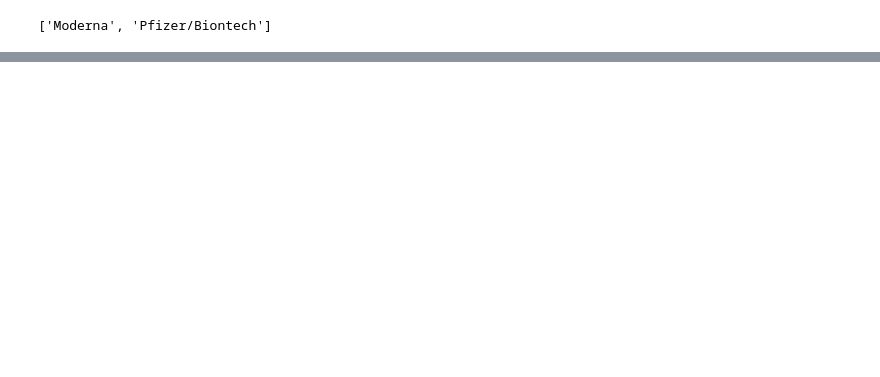
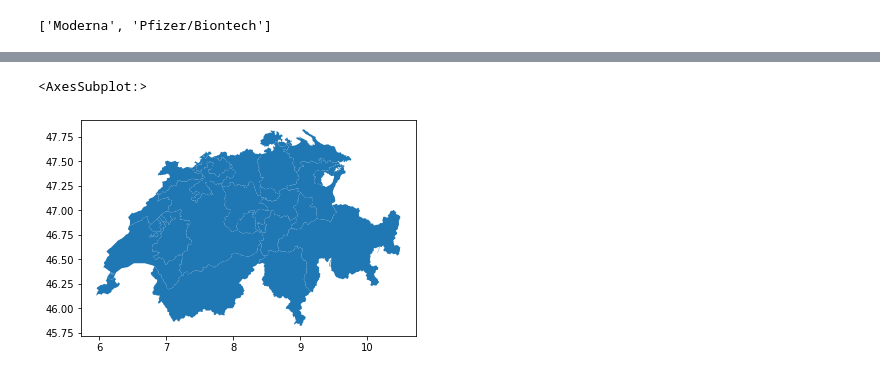
Before and after one commit to Kim-Morgaine/-petproject_impfcounter, a Jupyter notebook: vis_exploration.ipynb, the cells around one changed output, grey strips where cells are left out. Saved outputs shown, nothing was run; the diff lists cells and outputs as text; code cells hidden in the pictures; blank space fills up the shorter version.

Commit message:
new visualisation ideas

```diff
--- a/vis_exploration.ipynb
+++ b/vis_exploration.ipynb
@@ -299,0 +389,5 @@ alt.Chart(df_dummy).transform_filter(
+# %%
+merge.plot()
+# %% [output]
+<AxesSubplot:>
+[figure, added]
```
Also changed, not shown: parts of 20 cells of this notebook.
